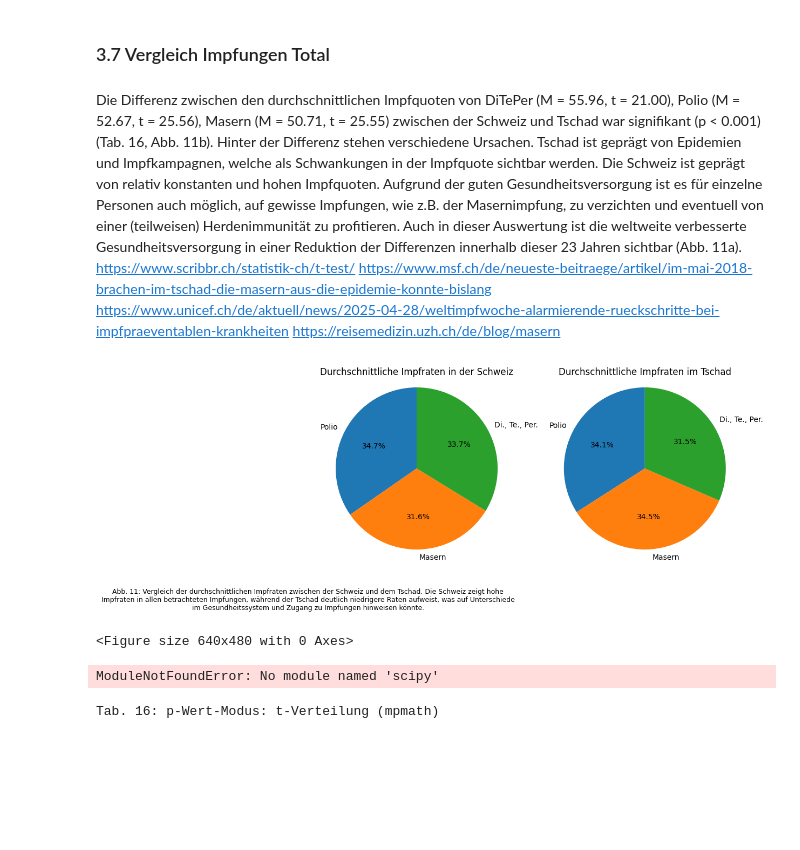
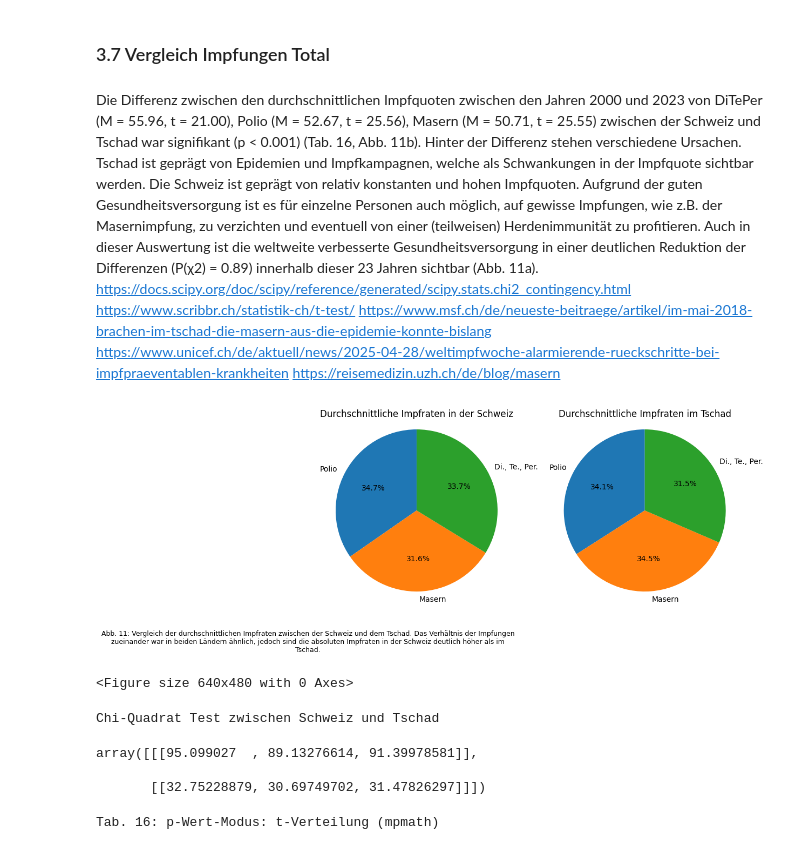
Before and after one commit to gandlea/LN-2-HS2025, a Jupyter notebook: Leistungsnachweis.ipynb, the cells around one changed output. Saved outputs shown, nothing was run; the diff lists cells and outputs as text; code cells hidden in the pictures; blank space fills up the shorter version.

```diff
--- a/Leistungsnachweis.ipynb
+++ b/Leistungsnachweis.ipynb
@@ -794,7 +811,8 @@ Standardabweichung: 0.058
 # %% [markdown]
 ### 3.7 Vergleich Impfungen Total
 # %% [markdown]
-Die Differenz zwischen den durchschnittlichen Impfquoten von DiTePer (M = 55.96, t = 21.00), Polio (M = 52.67, t = 25.56), Masern (M = 50.71, t = 25.55) zwischen der Schweiz und Tschad war signifikant (p < 0.001) (Tab. 16, Abb. 11b). Hinter der Differenz stehen verschiedene Ursachen. Tschad ist geprägt von Epidemien und Impfkampagnen, welche als Schwankungen in der Impfquote sichtbar werden. Die Schweiz ist geprägt von relativ konstanten und hohen Impfquoten. Aufgrund der guten Gesundheitsversorgung ist es für einzelne Personen auch möglich, auf gewisse Impfungen, wie z.B. der Masernimpfung, zu verzichten und eventuell von einer (teilweisen) Herdenimmunität zu profitieren. Auch in dieser Auswertung ist die weltweite verbesserte Gesundheitsversorgung in einer Reduktion der Differenzen innerhalb dieser 23 Jahren sichtbar (Abb. 11a).
+Die Differenz zwischen den durchschnittlichen Impfquoten zwischen den Jahren 2000 und 2023 von DiTePer (M = 55.96, t = 21.00), Polio (M = 52.67, t = 25.56), Masern (M = 50.71, t = 25.55) zwischen der Schweiz und Tschad war signifikant (p < 0.001) (Tab. 16, Abb. 11b). Hinter der Differenz stehen verschiedene Ursachen. Tschad ist geprägt von Epidemien und Impfkampagnen, welche als Schwankungen in der Impfquote sichtbar werden. Die Schweiz ist geprägt von relativ konstanten und hohen Impfquoten. Aufgrund der guten Gesundheitsversorgung ist es für einzelne Personen auch möglich, auf gewisse Impfungen, wie z.B. der Masernimpfung, zu verzichten und eventuell von einer (teilweisen) Herdenimmunität zu profitieren. Auch in dieser Auswertung ist die weltweite verbesserte Gesundheitsversorgung in einer deutlichen Reduktion der Differenzen (P(χ2) = 0.89) innerhalb dieser 23 Jahren sichtbar (Abb. 11a).
+https://docs.scipy.org/doc/scipy/reference/generated/scipy.stats.chi2_contingency.html
 https://www.scribbr.ch/statistik-ch/t-test/
 https://www.msf.ch/de/neueste-beitraege/artikel/im-mai-2018-brachen-im-tschad-die-masern-aus-die-epidemie-konnte-bislang
 https://www.unicef.ch/de/aktuell/news/2025-04-28/weltimpfwoche-alarmierende-rueckschritte-bei-impfpraeventablen-krankheiten
@@ -837,39 +855,41 @@ axes[0].axis("equal")  # runder Kreis
 axes[1].pie(
     werte2,
     labels=werte2.index,
     autopct="%1.1f%%",
     startangle=90
 )
 axes[1].set_title(f"Durchschnittliche Impfraten im {label_chad}")
 axes[1].axis("equal")  # runder Kreis
 
 
 # ... dein pie-code oben (axes[0].pie..., axes[1].pie..., set_title..., axis("equal") ...)
 
 caption = (
-    "Abb. 11: Vergleich der durchschnittlichen Impfraten zwischen der Schweiz und dem Tschad. Die Schweiz zeigt hohe Impfraten in allen betrachteten Impfungen, während der Tschad deutlich niedrigere Raten aufweist, was auf Unterschiede im Gesundheitssystem und Zugang zu Impfungen hinweisen könnte."
+    "Abb. 11: Vergleich der durchschnittlichen Impfraten zwischen der Schweiz und dem Tschad. Das Verhältnis der Impfungen zueinander war in beiden Ländern ähnlich, jedoch sind die absoluten Impfraten in der Schweiz deutlich höher als im Tschad."
 )
 
 fig.subplots_adjust(bottom=0.22)  # Platz unten schaffen
 fig.text(
     0.1, 0.02,
     textwrap.fill(caption, 120),
     ha="center", va="bottom",
     fontsize=9
 )
 
 
 
 plt.show()
 
 
 plt.tight_layout()
 # %% [output]
-[figure, old version]
+[figure, new version]
 <Figure size 640x480 with 0 Axes>
 # %%
 import numpy as np
+import scipy.stats as stats
 from scipy.stats import chi2_contingency
+print("Chi-Quadrat Test zwischen", label_schweiz, "und", label_chad)
 obs = np.array([[werte1], [werte2]])
 res = chi2_contingency(obs)
 res.statistic
@@ -877,7 +897,10 @@ res.pvalue
 res.dof
 res.expected_freq
 # %% [output]
-ModuleNotFoundError: No module named 'scipy'
+Chi-Quadrat Test zwischen Schweiz und Tschad
+array([[[95.099027  , 89.13276614, 91.39978581]],
+
+       [[32.75228879, 30.69749702, 31.47826297]]])
 # %%
 country_schweiz = "Switzerland"
 country_chad = "Chad"
```
Also changed, not shown: parts of 19 cells of this notebook, 1 other file.
